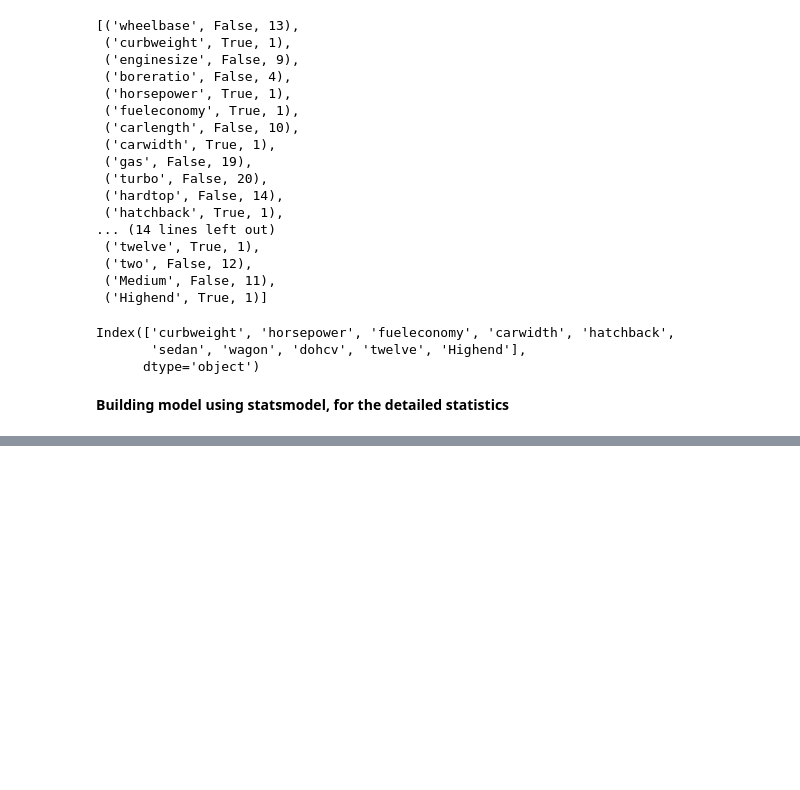
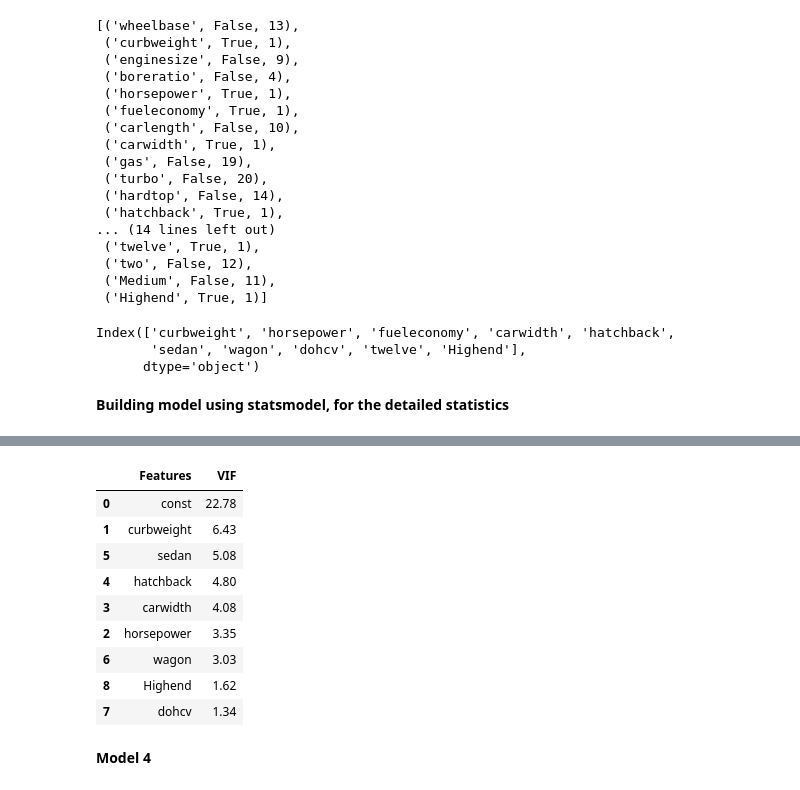
Before and after one commit to furkandrms/data-science-for-everyone, a Jupyter notebook: Car Prediction/CarPrice_Prediction.ipynb, the cells around one changed output, grey strips where cells are left out. Saved outputs shown, nothing was run; the diff lists cells and outputs as text; code cells hidden in the pictures; blank space fills up the shorter version.

```diff
--- a/Car Prediction/CarPrice_Prediction.ipynb
+++ b/Car Prediction/CarPrice_Prediction.ipynb
@@ -345,0 +382,2 @@ x_train_rfe.head()
+# %%
+x_train_new_build = x_train_rfe.drop(["twelve"], axis=1)
@@ -345,0 +386,2 @@ x_train_rfe.head()
+# %%
+x_train_new_build = build_model(x_train_new_build, y_train)
@@ -345,0 +406,2 @@ x_train_rfe.head()
+# %%
+x_train_new_build = x_train_new_build.drop(["fueleconomy"], axis= 1)
@@ -345,0 +410,2 @@ x_train_rfe.head()
+# %%
+x_train_new_build = build_model(x_train_new_build, y_train)
@@ -345,0 +449,13 @@ x_train_rfe.head()
+# %%
+checkVIF(x_train_new_build)
+# %% [output]
+|  | Features | VIF |
+| 0 | const | 22.78 |
+| 1 | curbweight | 6.43 |
+| 5 | sedan | 5.08 |
+| 4 | hatchback | 4.80 |
+| 3 | carwidth | 4.08 |
+| 2 | horsepower | 3.35 |
+| 6 | wagon | 3.03 |
+| 8 | Highend | 1.62 |
+| 7 | dohcv | 1.34 |
@@ -345,0 +464,2 @@ x_train_rfe.head()
+# %% [markdown]
+**Model 4**
```
Also changed, not shown: parts of 27 cells of this notebook.
